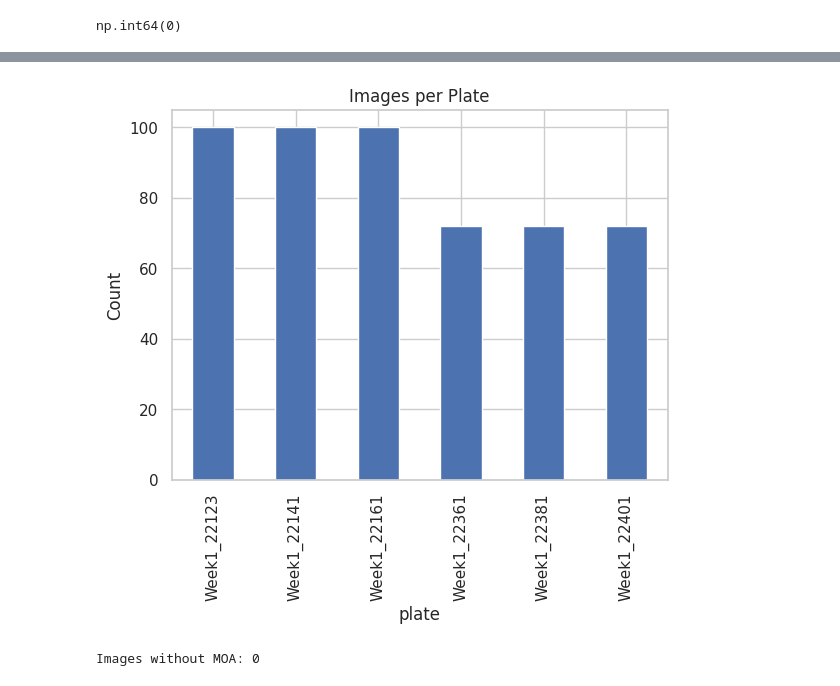
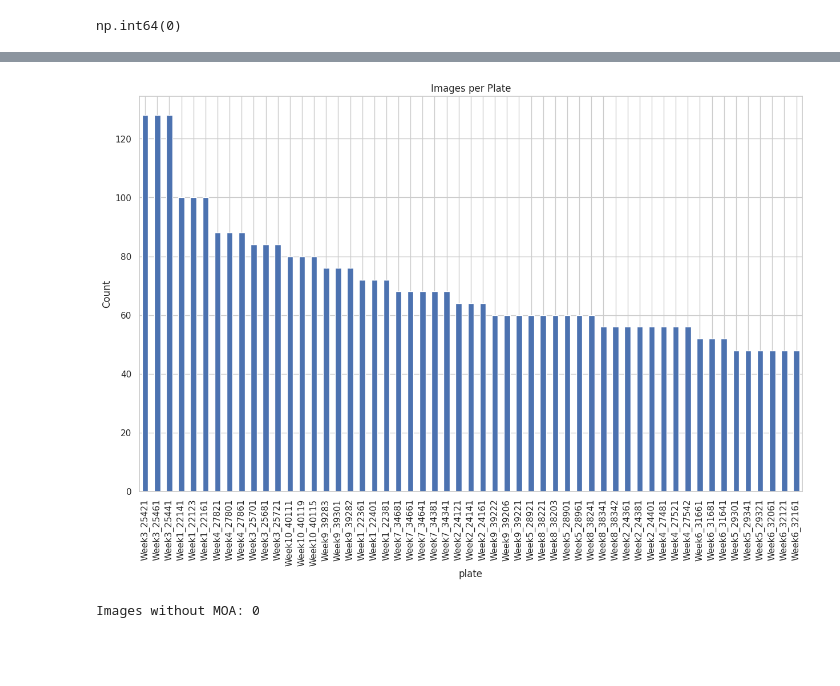
Before and after one commit to saamm/microscopy_self_supervised_learning, a Jupyter notebook: notebooks/02_metadata_analysis.ipynb, the cells around one changed output, grey strips where cells are left out. Cells and saved outputs as stored; diff of their text form; code cells hidden in the pictures; blank space fills up the shorter version.

Commit message:
Adding the meta analysisfor the larger dataset

```diff
--- a/notebooks/02_metadata_analysis.ipynb
+++ b/notebooks/02_metadata_analysis.ipynb
@@ -15,7 +15,7 @@ import seaborn as sns
 sns.set(style="whitegrid")
 # %%
 # metadata with moa
-full_meta = pd.read_csv("/content/drive/MyDrive/Colab Notebooks/microscopy_self_supervised_learning/data/processed/1metadata_with_moa.csv", keep_default_na=False, na_filter=False)
+full_meta = pd.read_csv("data/processed/metadata_with_moa.csv")
 full_meta.head(3)
 # %% [output]
 |  | TableNumber | ImageNumber | Image_FileName_DAPI | Image_PathName_DAPI | Image_FileName_Tubulin | ... |
@@ -102,10 +66,11 @@ plt.show()
 # %%
 #Plate and well coverage
-metadata_with_moa["plate"].value_counts().plot(kind="bar")
+plt.figure(figsize=(15,9))
+full_meta["plate"].value_counts().plot(kind="bar")
 plt.title("Images per Plate")
 plt.ylabel("Count")
 plt.show()
 # %% [output]
-[figure, old version]
+[figure, new version]
 # %%
 #Missing MOa
```
Also changed, not shown: parts of 24 cells of this notebook.
